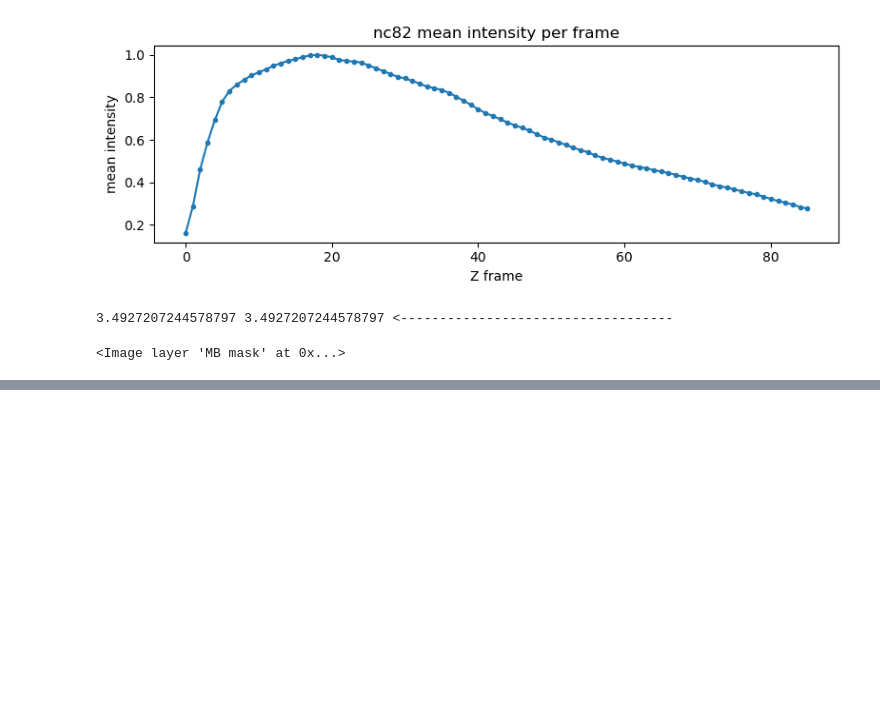
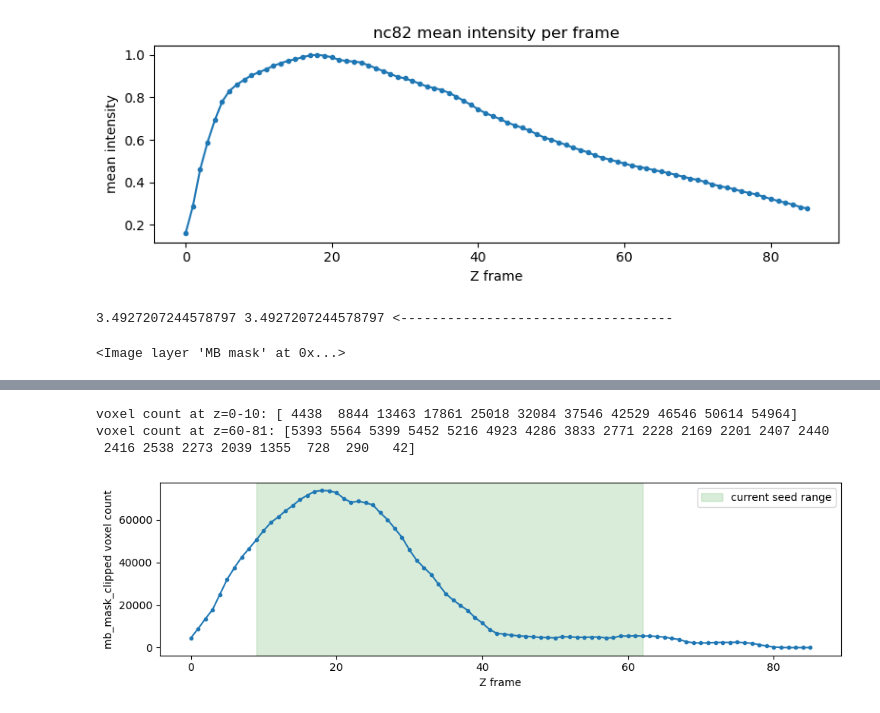
Before and after one commit to gmalagonv/confocal, a Jupyter notebook: analysis_notebooks/26_07_30_Lisa_MB_registration_parts.ipynb, the cells around one changed output, grey strips where cells are left out. Cells and saved outputs as stored; diff of their text form; code cells hidden in the pictures; blank space fills up the shorter version.

```diff
--- a/analysis_notebooks/26_07_30_Lisa_MB_registration_parts.ipynb
+++ b/analysis_notebooks/26_07_30_Lisa_MB_registration_parts.ipynb
@@ -1165,3 +1136,10 @@ viewer_mb_qc.add_image(mask_all_adapt.astype(np.uint8), name='ALL mask adaptativ
 viewer_mb_qc.add_image(mb_mask_native_arr, name='MB mask', colormap='blue', opacity=0.3)
 # %% [output]
 <Image layer 'MB mask' at 0x...>
+# %%
+mb_mask_clipped = mask_all_adapt.astype(bool) & mb_mask_native_arr.astype(bool)
+
+print(f'MB mask (registration only):    {mb_mask_native_arr.sum()} voxels')
+print(f'Whole-brain signal mask:        {mask_all_adapt.astype(bool).sum()} voxels')
+print(f'MB ∩ signal (clipped):          {mb_mask_clipped.sum()} voxels '
+      f'({100 * mb_mask_clipped.sum() / mb_mask_native_arr.sum():.1f}% of the original MB mask retained)')
@@ -1167,0 +1251,16 @@ viewer_mb_qc.add_image(mb_mask_native_arr, name='MB mask', colormap='blue', opac
+# %%
+voxels_per_z = mb_mask_clipped.sum(axis=(1, 2))
+plt.figure(figsize=(10, 3))
+plt.plot(voxels_per_z, marker='o', markersize=3)
+plt.axvspan(9, 62, alpha=0.15, color='green', label='current seed range')
+plt.xlabel('Z frame')
+plt.ylabel('mb_mask_clipped voxel count')
+plt.legend()
+plt.tight_layout()
+print('voxel count at z=0-10:', voxels_per_z[:11])
+print('voxel count at z=60-81:', voxels_per_z[60:82])
+# %% [output]
+voxel count at z=0-10: [ 4438  8844 13463 17861 25018 32084 37546 42529 46546 50614 54964]
+voxel count at z=60-81: [5393 5564 5399 5452 5216 4923 4286 3833 2771 2228 2169 2201 2407 2440
+ 2416 2538 2273 2039 1355  728  290   42]
+[figure, added]
```
Also changed, not shown: parts of 20 cells of this notebook, 1 other file.
